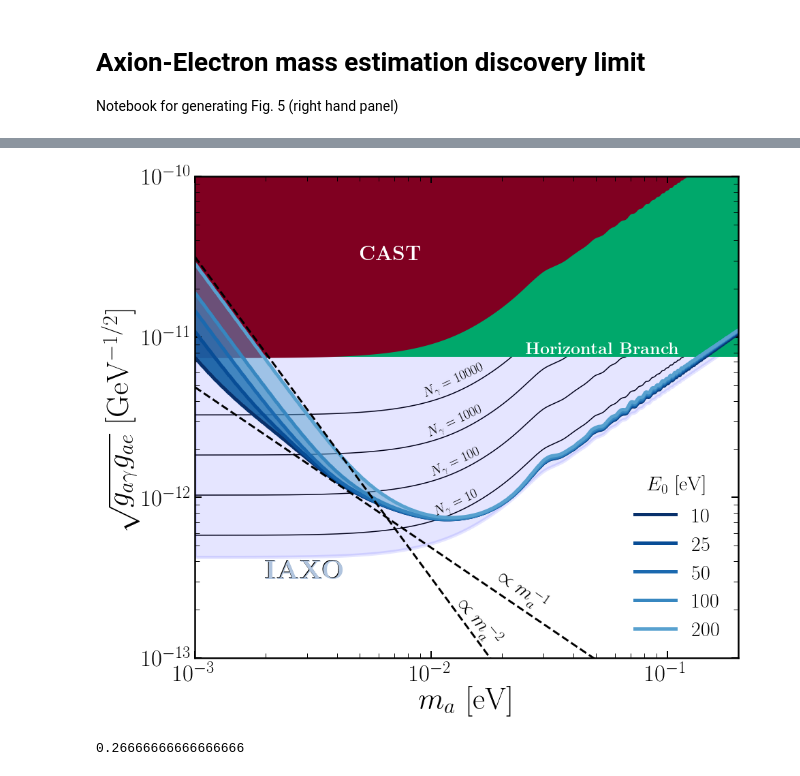
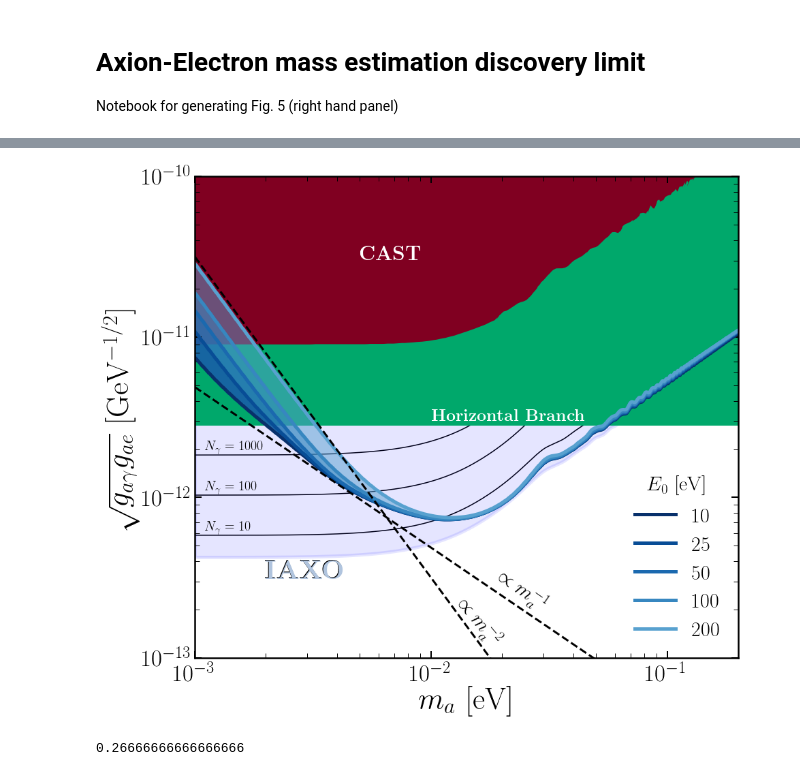
Before and after one commit to cajohare/IAXOmass, a Jupyter notebook: code/plot_MassDiscovery_Electron.ipynb, the cells around one changed output, grey strips where cells are left out. Drawn from its saved outputs; the diff is of its cells as text; code cells hidden in the pictures.

```diff
--- a/code/plot_MassDiscovery_Electron.ipynb
+++ b/code/plot_MassDiscovery_Electron.ipynb
@@ -66,21 +68,23 @@ plt.text(1.98e-3,3.15e-13,r"{\bf IAXO}",fontsize=40)
 plt.text(2e-3,3.1e-13,r"{\bf IAXO}",color="lightsteelblue",fontsize=40)
 
 # Plot constant event numbers lines
-for Ngamma in [10,100,1000,10000]:
+for Ngamma in [10,100,1000]:
     Nline = Like.ConstantObsNumberLine(Ngamma,m_DL_vals,m_vals,R1_tab)
     plt.loglog(m_DL_vals,Nline,'k-',zorder=0)
-    plt.text((1.05-log10(Ngamma)/30.0)*1e-2,Nline[0]*(1.65+log10(Ngamma)/20.0),r'$N_\gamma$ = '+str(Ngamma),rotation=25,fontsize=20)
+    #plt.text((1.05-log10(Ngamma)/30.0)*1e-2,Nline[0]*(1.65+log10(Ngamma)/20.0),r'$N_\gamma$ = '+str(Ngamma),rotation=25,fontsize=20)
+    plt.text(1.1e-3,Nline[0]*1.05,r'$N_\gamma$ = '+str(Ngamma),fontsize=20)
 
 # HB limit
 HB_col = [0.0, 0.66, 0.42]
-HBmin = 7.5e-12
+HBmin = 2.8e-12
 plt.fill_between([1e-3,1e0],[HBmin,HBmin],y2=ymax,edgecolor=None,facecolor=HB_col)
-plt.text(2.5e-2,0.78e-11,r'{\bf Horizontal Branch}',fontsize=25,color='w')
+plt.text(1e-2,0.3e-11,r'{\bf Horizontal Branch}',fontsize=25,color='w')
 
 # CAST limit
 CAST_col = [0.5, 0.0, 0.13]
-CAST = IAXO*14.5
-plt.fill_between(m_DL_vals,CAST,y2=ymax,edgecolor=None,facecolor=CAST_col)
+#CAST = IAXO*14.5
+CAST = loadtxt('CAST_gae.txt')
+plt.fill_between(CAST[:,0],sqrt(CAST[:,1]),y2=ymax,edgecolor=None,facecolor=CAST_col)
 plt.text(5e-3,3e-11,r'{\bf CAST}',fontsize=30,color='w')
 
 
@@ -93,34 +97,34 @@ for i in flipud(range(0,nE0_vals)):
 
 
 # Plot g \propto m^(-1.74) line
 plt.plot(m_DL_vals,7.5e-13*(m_DL_vals/0.0065)**-2.0,'k--',linewidth=3)
 plt.plot(m_DL_vals,7.5e-13*(m_DL_vals/0.0065)**-1.0,'k--',linewidth=3)
 plt.text(1.8e-2,2.8e-13,r'$\propto m_a^{-1}$',fontsize=30,rotation=-35,zorder=0)
 plt.text(1.2e-2,1.9e-13,r'$\propto m_a^{-2}$',fontsize=30,rotation=-50,zorder=0)
 
 
 
 # Style
 plt.xlim([m_DL_vals[0],m_DL_vals[-1]])
 plt.ylim([ymin,ymax])
 plt.xticks(fontsize=35)
 plt.yticks(fontsize=35)
 ax.tick_params(which='major',direction='in',width=2,length=10,right=True,top=True)
 ax.tick_params(which='minor',direction='in',width=1,length=7,right=True,top=True)
 ax.tick_params(axis='x', which='major', pad=10)
 plt.xlabel(r"$m_a$ [eV]",fontsize=45)
 plt.ylabel(r"$\sqrt{g_{a\gamma}g_{ae}}$ [GeV$^{-1/2}$]",fontsize=45)
 
 # Legend
 leg = plt.legend(fontsize=30,frameon=False,title=r'$E_0$ [eV]',loc="lower right")
 plt.setp(leg.get_title(),fontsize=30)
 
 # Show and save
 plt.show()
 fig.savefig('../plots/MassDiscoveryLimit_Electron.pdf',bbox_inches='tight')
 fig.savefig('../plots/plots_png/MassDiscoveryLimit_Electron.png',bbox_inches='tight') # Save for preview in README
 # %% [output]
-[figure, old version]
+[figure, new version]
 # %%
 # Save data for other plots (if needed to overwrite what is already there)
 savetxt("../my_data/MassDiscoveryLimit_Electron.txt",vstack((m_DL_vals,DL)))
```
Also changed, not shown: parts of 1 cell of this notebook, 9 other files.
